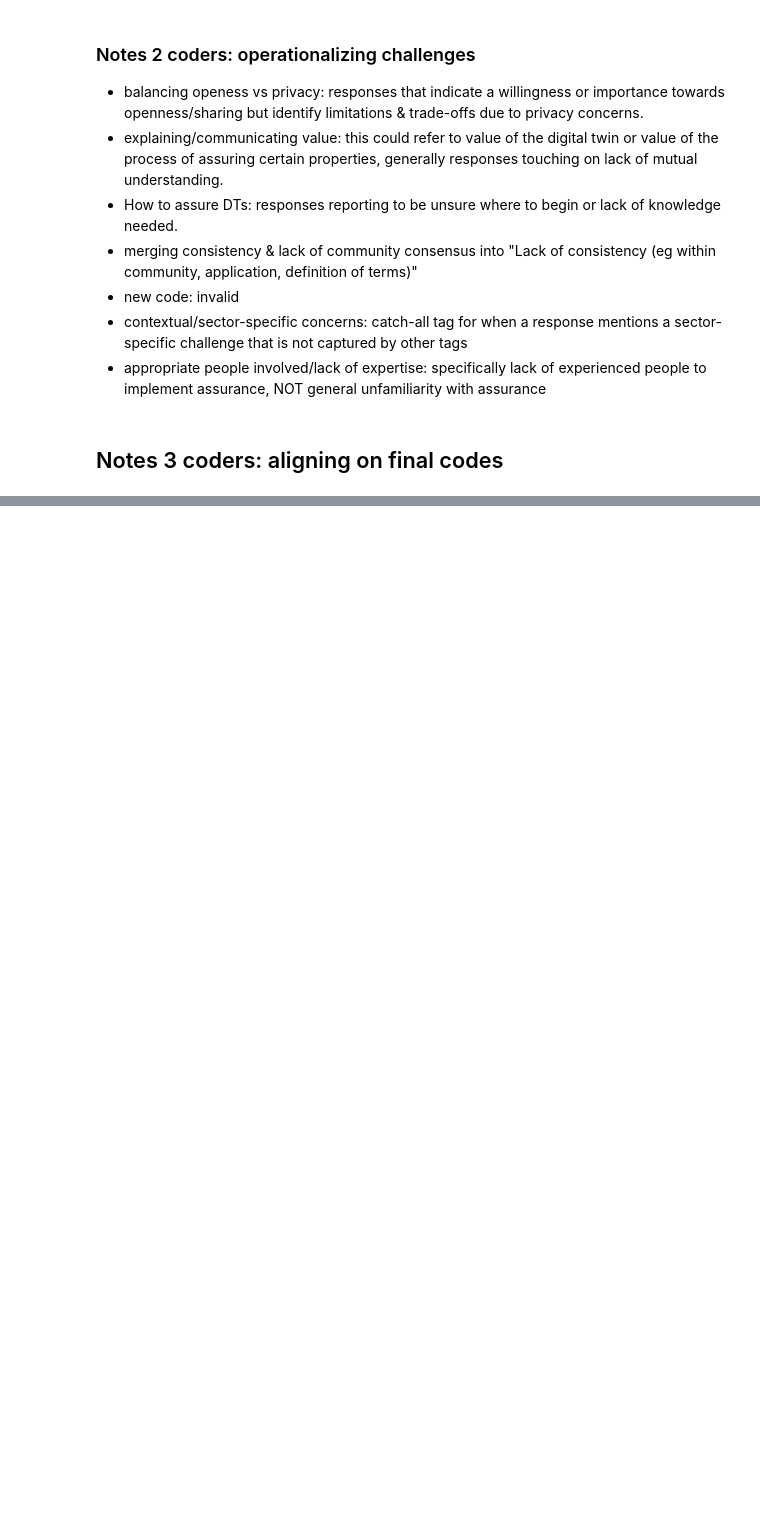
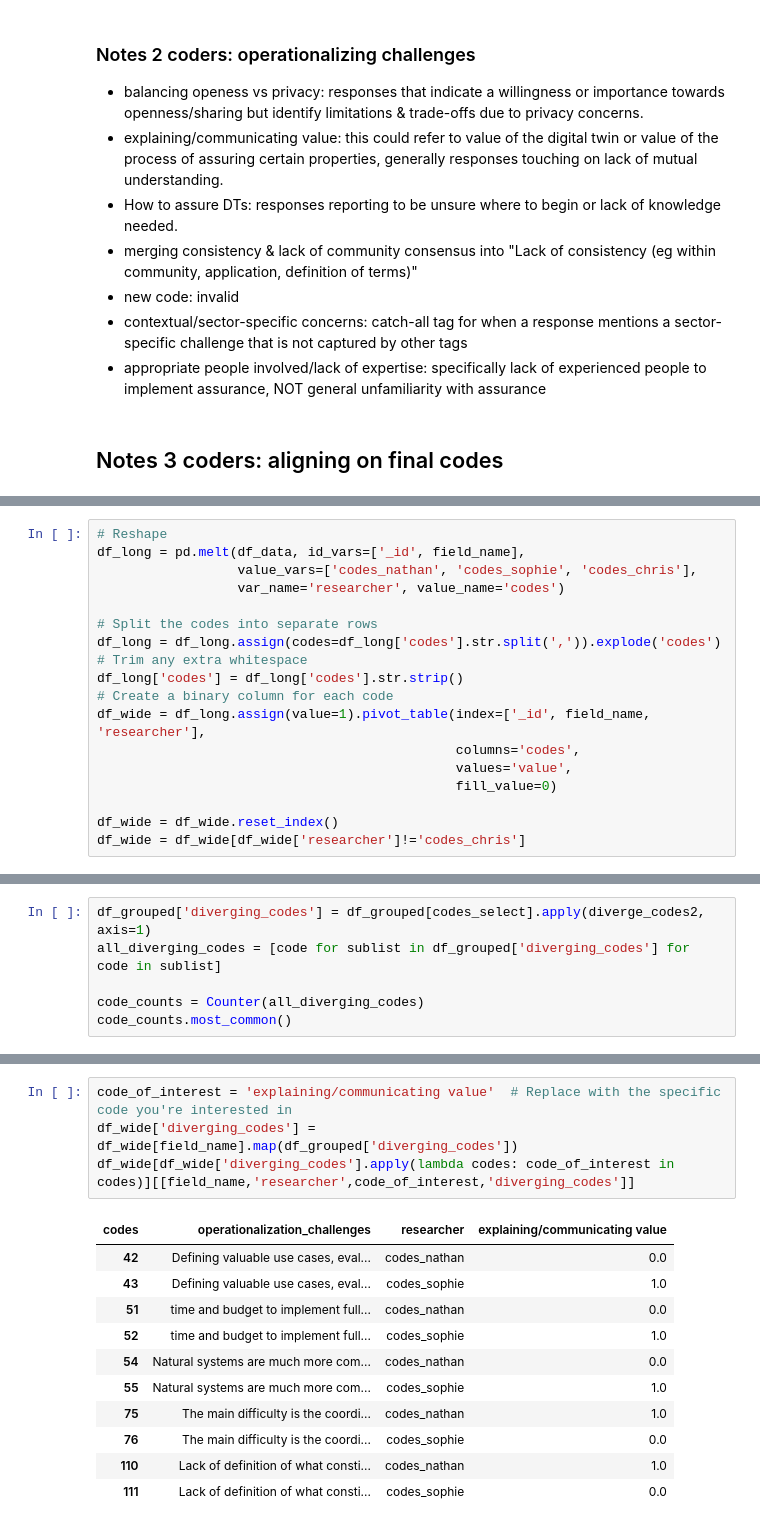
Before and after one commit to alan-turing-institute/teadt-community-survey, a Jupyter notebook: data_analysis/tea_gemini_content_analysis.ipynb, the cells around one changed output, grey strips where cells are left out. Drawn from its saved outputs; the diff is of its cells as text; blank space fills up the shorter version.

```diff
--- a/data_analysis/tea_gemini_content_analysis.ipynb
+++ b/data_analysis/tea_gemini_content_analysis.ipynb
@@ -472,0 +503,18 @@ df_wide[df_wide['diverging_codes'].apply(lambda codes: code_of_interest in codes
+# %%
+# Reshape
+df_long = pd.melt(df_data, id_vars=['_id', field_name],
+                  value_vars=['codes_nathan', 'codes_sophie', 'codes_chris'],
+                  var_name='researcher', value_name='codes')
+
+# Split the codes into separate rows
+df_long = df_long.assign(codes=df_long['codes'].str.split(',')).explode('codes')
+# Trim any extra whitespace
+df_long['codes'] = df_long['codes'].str.strip()
+# Create a binary column for each code
+df_wide = df_long.assign(value=1).pivot_table(index=['_id', field_name, 'researcher'],
+                                              columns='codes',
+                                              values='value',
+                                              fill_value=0)
+
+df_wide = df_wide.reset_index()
+df_wide = df_wide[df_wide['researcher']!='codes_chris']
@@ -472,0 +572,6 @@ df_wide[df_wide['diverging_codes'].apply(lambda codes: code_of_interest in codes
+# %%
+df_grouped['diverging_codes'] = df_grouped[codes_select].apply(diverge_codes2, axis=1)
+all_diverging_codes = [code for sublist in df_grouped['diverging_codes'] for code in sublist]
+
+code_counts = Counter(all_diverging_codes)
+code_counts.most_common()
@@ -472,0 +589,16 @@ df_wide[df_wide['diverging_codes'].apply(lambda codes: code_of_interest in codes
+# %%
+code_of_interest = 'explaining/communicating value'  # Replace with the specific code you're interested in
+df_wide['diverging_codes'] = df_wide[field_name].map(df_grouped['diverging_codes'])
+df_wide[df_wide['diverging_codes'].apply(lambda codes: code_of_interest in codes)][[field_name,'researcher',code_of_interest,'diverging_codes']]
+# %% [output]
+| codes | operationalization_challenges | researcher | explaining/communicating value |
+| 42 | Defining valuable use cases, eval... | codes_nathan | 0.0 |
+| 43 | Defining valuable use cases, eval... | codes_sophie | 1.0 |
+| 51 | time and budget to implement full... | codes_nathan | 0.0 |
+| 52 | time and budget to implement full... | codes_sophie | 1.0 |
+| 54 | Natural systems are much more com... | codes_nathan | 0.0 |
+| 55 | Natural systems are much more com... | codes_sophie | 1.0 |
+| 75 | The main difficulty is the coordi... | codes_nathan | 1.0 |
+| 76 | The main difficulty is the coordi... | codes_sophie | 0.0 |
+| 110 | Lack of definition of what consti... | codes_nathan | 1.0 |
+| 111 | Lack of definition of what consti... | codes_sophie | 0.0 |
```
Also changed, not shown: parts of 16 cells of this notebook.
